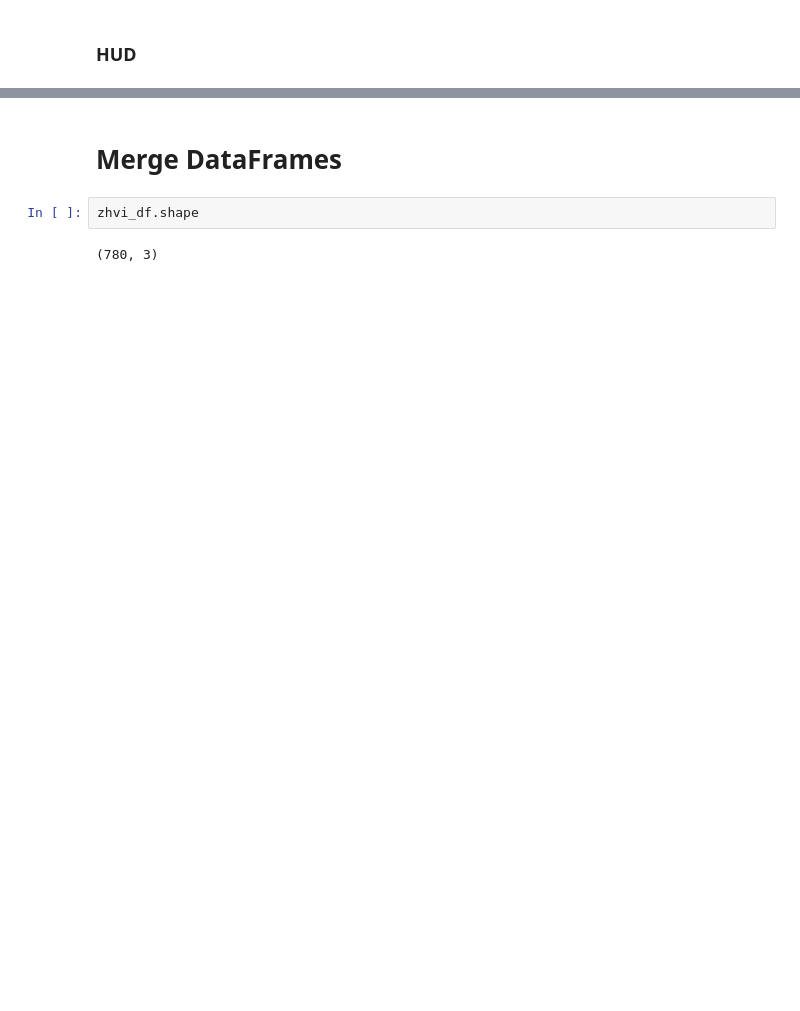
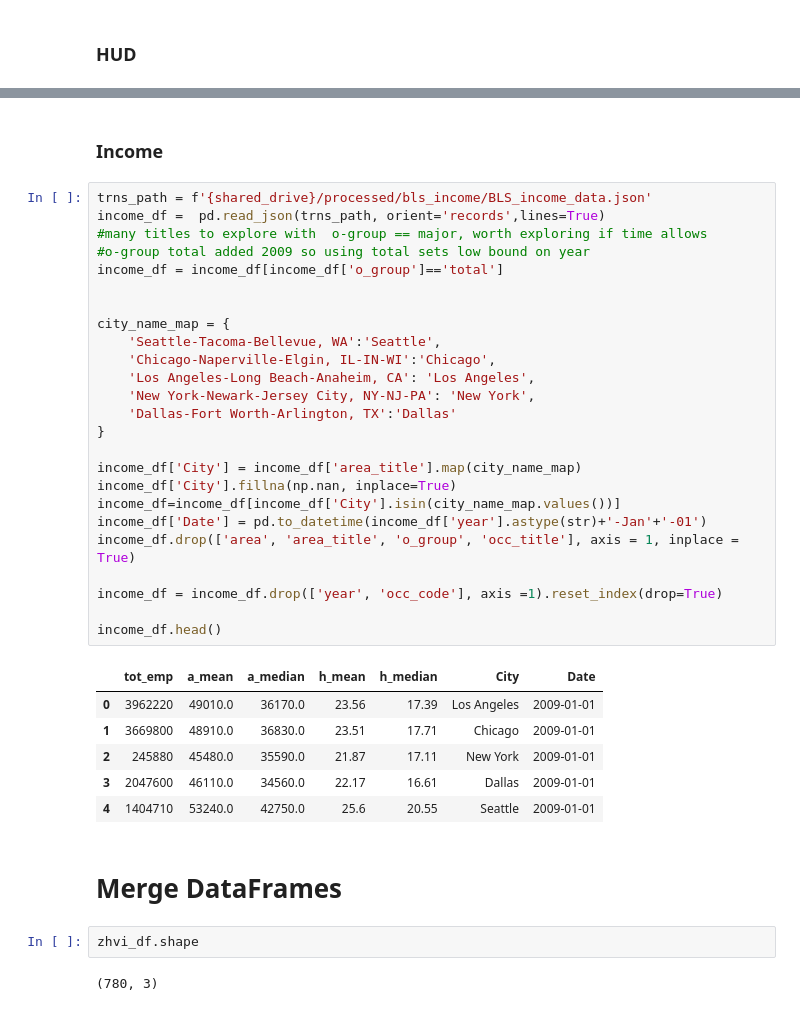
Before and after one commit to StevenSong-sTs/Property-Value-Forecast, a Jupyter notebook: src/Data_Processing/df_merge.ipynb, the cells around one changed output, grey strips where cells are left out. Drawn from its saved outputs; the diff is of its cells as text; blank space fills up the shorter version.

```diff
--- a/src/Data_Processing/df_merge.ipynb
+++ b/src/Data_Processing/df_merge.ipynb
@@ -238,3 +295,37 @@ weather_df.head()
+# %% [markdown]
+### Income
+# %%
+trns_path = f'{shared_drive}/processed/bls_income/BLS_income_data.json'
+income_df =  pd.read_json(trns_path, orient='records',lines=True)
+#many titles to explore with  o-group == major, worth exploring if time allows
+#o-group total added 2009 so using total sets low bound on year
+income_df = income_df[income_df['o_group']=='total']
+
+
+city_name_map = {
+    'Seattle-Tacoma-Bellevue, WA':'Seattle',
+    'Chicago-Naperville-Elgin, IL-IN-WI':'Chicago',
+    'Los Angeles-Long Beach-Anaheim, CA': 'Los Angeles',
+    'New York-Newark-Jersey City, NY-NJ-PA': 'New York',
+    'Dallas-Fort Worth-Arlington, TX':'Dallas'
+}
+
+income_df['City'] = income_df['area_title'].map(city_name_map)
+income_df['City'].fillna(np.nan, inplace=True)
+income_df=income_df[income_df['City'].isin(city_name_map.values())]
+income_df['Date'] = pd.to_datetime(income_df['year'].astype(str)+'-Jan'+'-01')
+income_df.drop(['area', 'area_title', 'o_group', 'occ_title'], axis = 1, inplace = True)
+
+income_df = income_df.drop(['year', 'occ_code'], axis =1).reset_index(drop=True)
+
+income_df.head()
+# %% [output]
+|  | tot_emp | a_mean | a_median | h_mean | h_median | City | Date |
+| 0 | 3962220 | 49010.0 | 36170.0 | 23.56 | 17.39 | Los Angeles | 2009-01-01 |
+| 1 | 3669800 | 48910.0 | 36830.0 | 23.51 | 17.71 | Chicago | 2009-01-01 |
+| 2 | 245880 | 45480.0 | 35590.0 | 21.87 | 17.11 | New York | 2009-01-01 |
+| 3 | 2047600 | 46110.0 | 34560.0 | 22.17 | 16.61 | Dallas | 2009-01-01 |
+| 4 | 1404710 | 53240.0 | 42750.0 | 25.6 | 20.55 | Seattle | 2009-01-01 |
 # %% [markdown]
 # Merge DataFrames
 # %%
```
Also changed, not shown: parts of 7 cells of this notebook.
